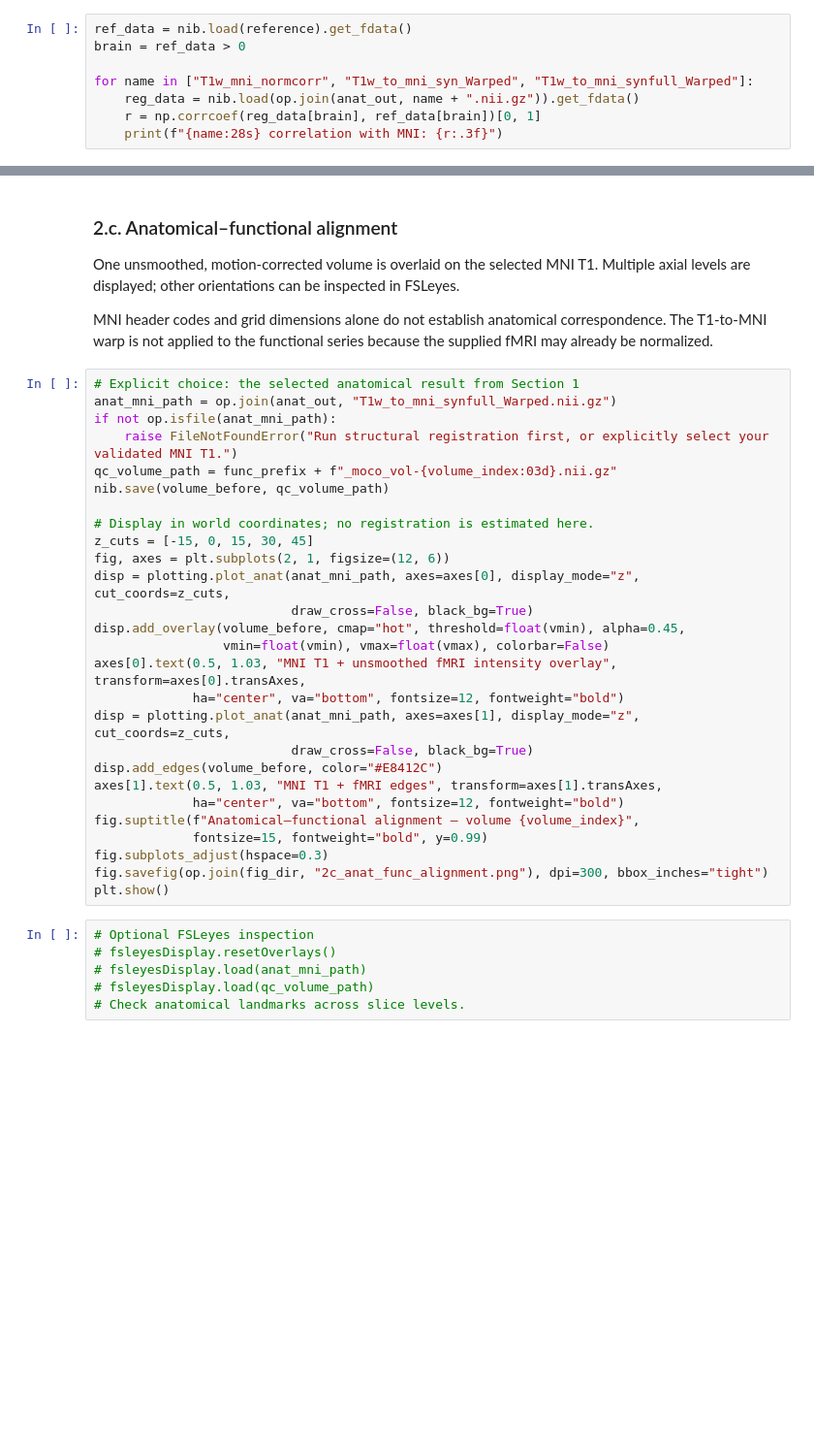
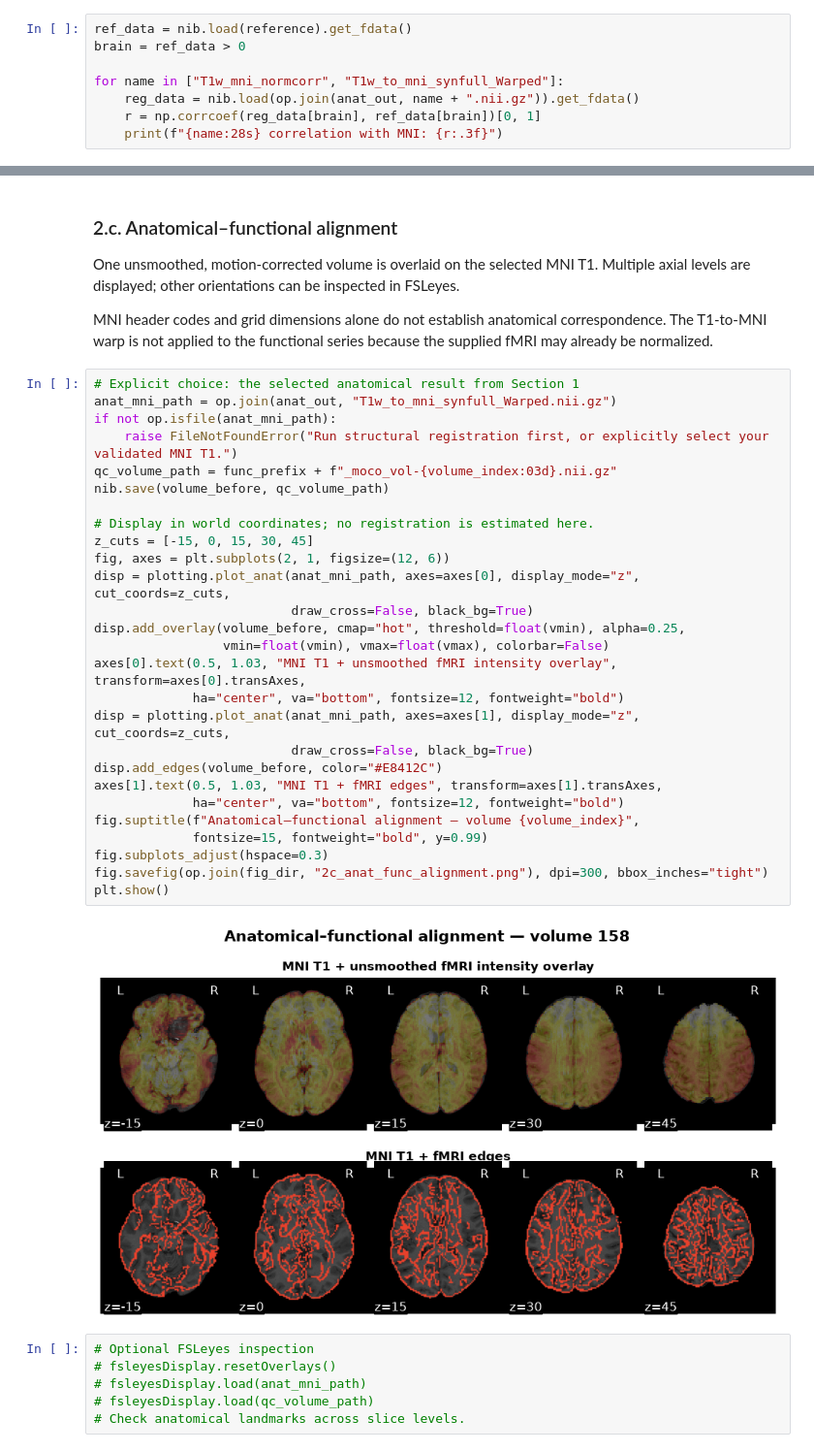
Before and after one commit to yolosunflo/NSSP_lab1, a Jupyter notebook: GROUP1_code.ipynb, the cells around one changed output, grey strips where cells are left out. Shown at 97% size. Cells and saved outputs as stored; diff of their text form; blank space fills up the shorter version.

```diff
--- a/GROUP1_code.ipynb
+++ b/GROUP1_code.ipynb
@@ -346,7 +321,7 @@ CompletedProcess(args=['antsRegistrationSyN.sh', '-d', '3', '-f', '/cvmfs/neurod
 ref_data = nib.load(reference).get_fdata()
 brain = ref_data > 0
 
-for name in ["T1w_mni_normcorr", "T1w_to_mni_syn_Warped", "T1w_to_mni_synfull_Warped"]:
+for name in ["T1w_mni_normcorr", "T1w_to_mni_synfull_Warped"]:
     reg_data = nib.load(op.join(anat_out, name + ".nii.gz")).get_fdata()
     r = np.corrcoef(reg_data[brain], ref_data[brain])[0, 1]
     print(f"{name:28s} correlation with MNI: {r:.3f}")
@@ -581,30 +592,32 @@ MNI header codes and grid dimensions alone do not establish anatomical correspon
 # %%
 # Explicit choice: the selected anatomical result from Section 1
 anat_mni_path = op.join(anat_out, "T1w_to_mni_synfull_Warped.nii.gz")
 if not op.isfile(anat_mni_path):
     raise FileNotFoundError("Run structural registration first, or explicitly select your validated MNI T1.")
 qc_volume_path = func_prefix + f"_moco_vol-{volume_index:03d}.nii.gz"
 nib.save(volume_before, qc_volume_path)
 
 # Display in world coordinates; no registration is estimated here.
 z_cuts = [-15, 0, 15, 30, 45]
 fig, axes = plt.subplots(2, 1, figsize=(12, 6))
 disp = plotting.plot_anat(anat_mni_path, axes=axes[0], display_mode="z", cut_coords=z_cuts,
                           draw_cross=False, black_bg=True)
-disp.add_overlay(volume_before, cmap="hot", threshold=float(vmin), alpha=0.45,
+disp.add_overlay(volume_before, cmap="hot", threshold=float(vmin), alpha=0.25,
                  vmin=float(vmin), vmax=float(vmax), colorbar=False)
 axes[0].text(0.5, 1.03, "MNI T1 + unsmoothed fMRI intensity overlay", transform=axes[0].transAxes,
              ha="center", va="bottom", fontsize=12, fontweight="bold")
 disp = plotting.plot_anat(anat_mni_path, axes=axes[1], display_mode="z", cut_coords=z_cuts,
                           draw_cross=False, black_bg=True)
 disp.add_edges(volume_before, color="#E8412C")
 axes[1].text(0.5, 1.03, "MNI T1 + fMRI edges", transform=axes[1].transAxes,
              ha="center", va="bottom", fontsize=12, fontweight="bold")
 fig.suptitle(f"Anatomical–functional alignment — volume {volume_index}",
              fontsize=15, fontweight="bold", y=0.99)
 fig.subplots_adjust(hspace=0.3)
 fig.savefig(op.join(fig_dir, "2c_anat_func_alignment.png"), dpi=300, bbox_inches="tight")
 plt.show()
+# %% [output]
+[figure, added]
 # %%
 # Optional FSLeyes inspection
 # fsleyesDisplay.resetOverlays()
```
Also changed, not shown: parts of 17 cells of this notebook.
